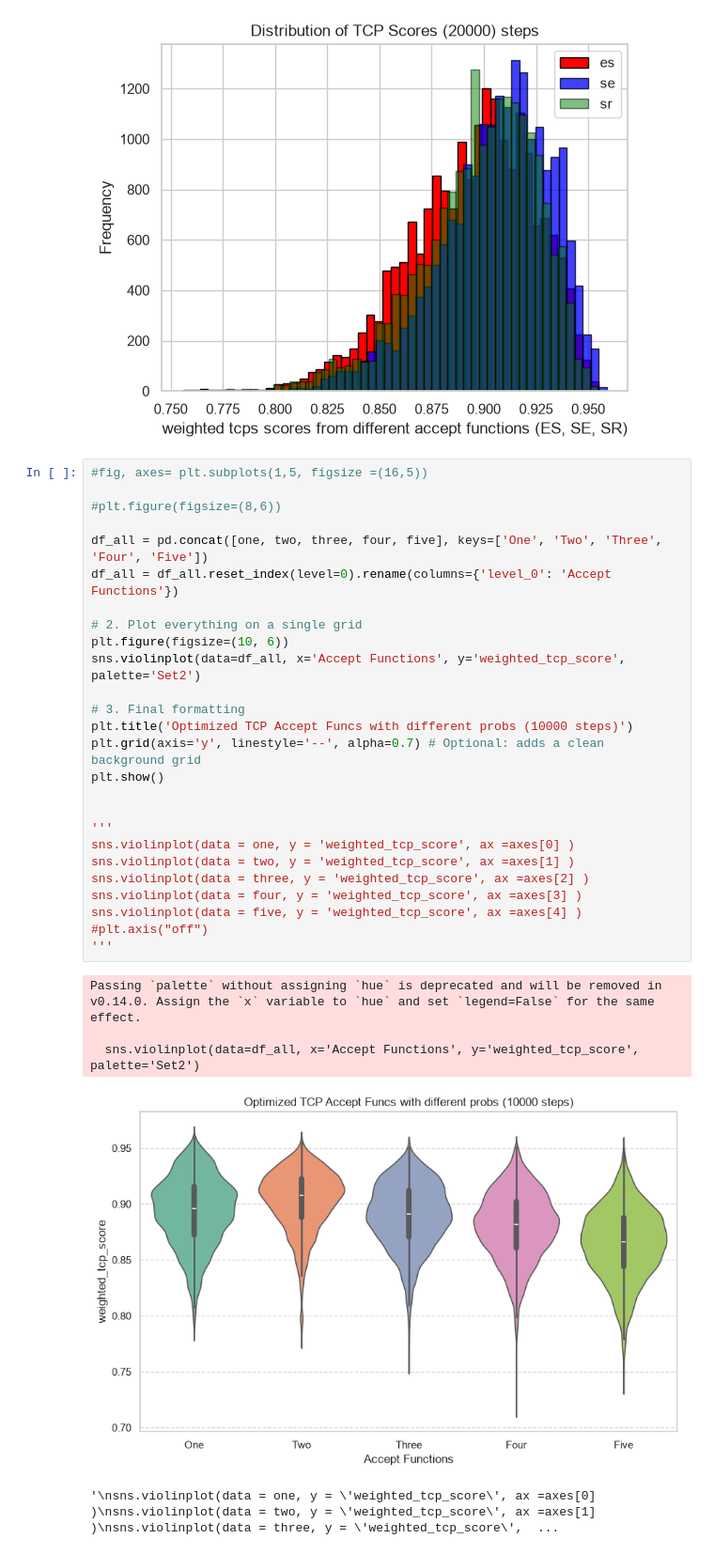
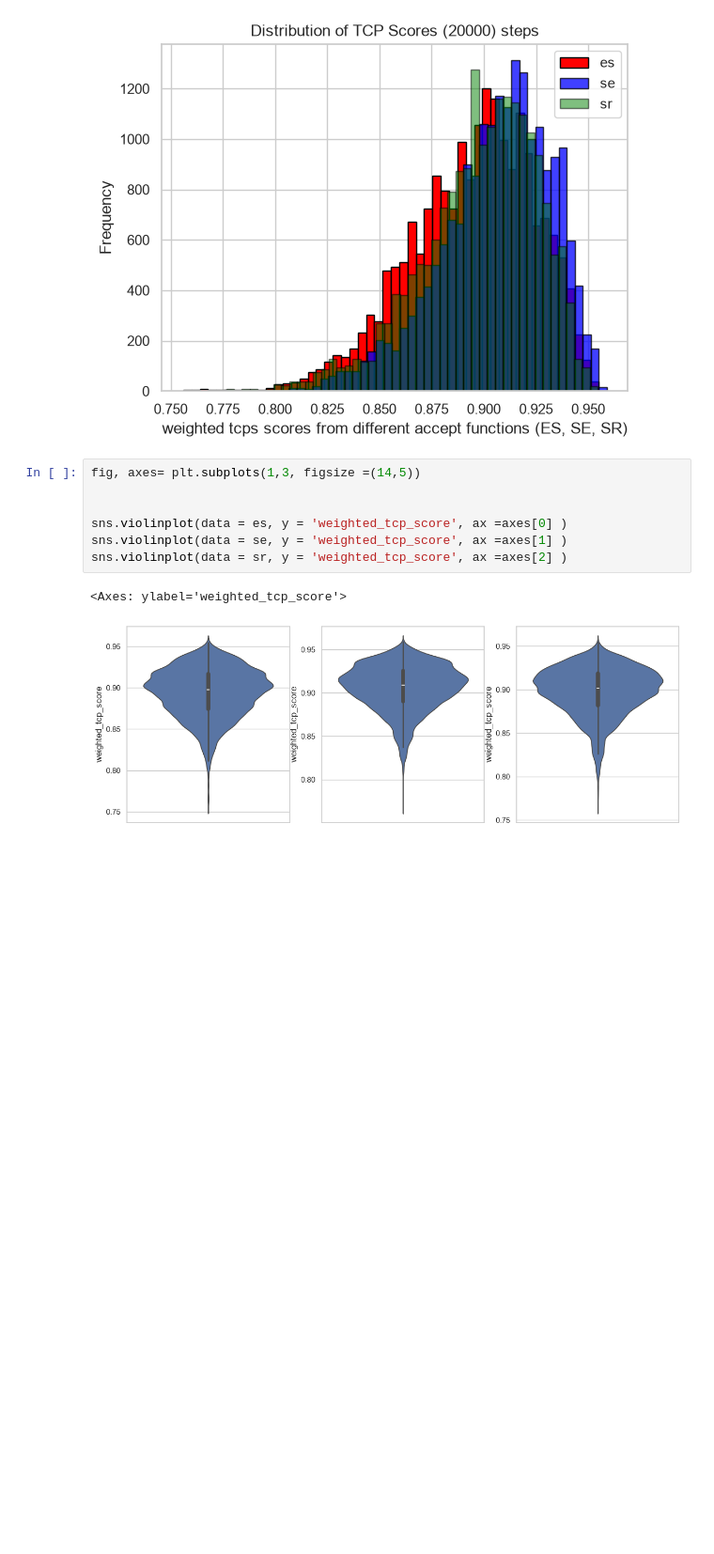
Before and after one commit to jevonlipsey/coi-preservation-project, a Jupyter notebook: co/multi_hist.ipynb, the cells around one changed output. Shown at 94% size. Cells and saved outputs as stored; diff of their text form; blank space fills up the shorter version.

Commit message:
Revert "- accept func plotting"
This reverts commit a3eb6f47aba207300cf2de423589f5ba05f6dd37.

```diff
--- a/co/multi_hist.ipynb
+++ b/co/multi_hist.ipynb
@@ -44,34 +38,12 @@ plt.show()
 # %% [output]
 [figure]
 # %%
-#fig, axes= plt.subplots(1,5, figsize =(16,5))
-
-#plt.figure(figsize=(8,6))
-
-df_all = pd.concat([one, two, three, four, five], keys=['One', 'Two', 'Three', 'Four', 'Five'])
-df_all = df_all.reset_index(level=0).rename(columns={'level_0': 'Accept Functions'})
-
-# 2. Plot everything on a single grid
-plt.figure(figsize=(10, 6))
-sns.violinplot(data=df_all, x='Accept Functions', y='weighted_tcp_score', palette='Set2')
-
-# 3. Final formatting
-plt.title('Optimized TCP Accept Funcs with different probs (10000 steps)')
-plt.grid(axis='y', linestyle='--', alpha=0.7) # Optional: adds a clean background grid
-plt.show()
+fig, axes= plt.subplots(1,3, figsize =(14,5))
 
 
-'''
-sns.violinplot(data = one, y = 'weighted_tcp_score', ax =axes[0] )
-sns.violinplot(data = two, y = 'weighted_tcp_score', ax =axes[1] )
-sns.violinplot(data = three, y = 'weighted_tcp_score', ax =axes[2] )
-sns.violinplot(data = four, y = 'weighted_tcp_score', ax =axes[3] )
-sns.violinplot(data = five, y = 'weighted_tcp_score', ax =axes[4] )
-#plt.axis("off")
-'''
+sns.violinplot(data = es, y = 'weighted_tcp_score', ax =axes[0] )
+sns.violinplot(data = se, y = 'weighted_tcp_score', ax =axes[1] )
+sns.violinplot(data = sr, y = 'weighted_tcp_score', ax =axes[2] )
 # %% [output]
-Passing `palette` without assigning `hue` is deprecated and will be removed in v0.14.0. Assign the `x` variable to `hue` and set `legend=False` for the same effect.
-
-  sns.violinplot(data=df_all, x='Accept Functions', y='weighted_tcp_score', palette='Set2')
+<Axes: ylabel='weighted_tcp_score'>
-[figure, old version]
+[figure, new version]
-'\nsns.violinplot(data = one, y = \'weighted_tcp_score\', ax =axes[0] )\nsns.violinplot(data = two, y = \'weighted_tcp_score\', ax =axes[1] )\nsns.violinplot(data = three, y = \'weighted_tcp_score\',  ...
```
Also changed, not shown: parts of 1 cell of this notebook, 1 other file.
